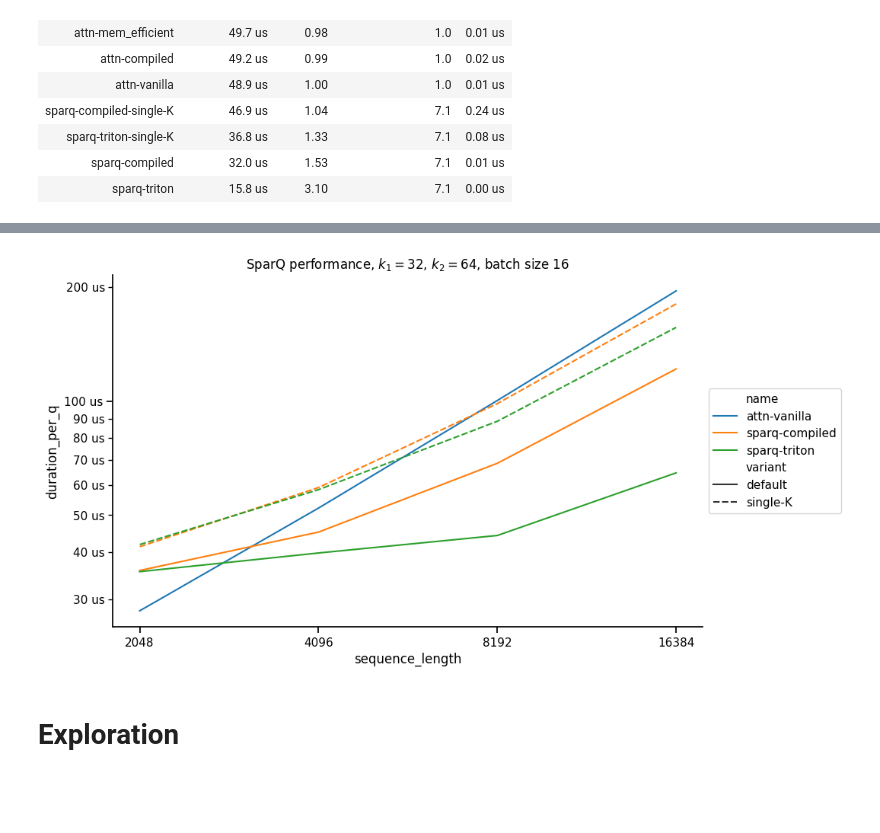
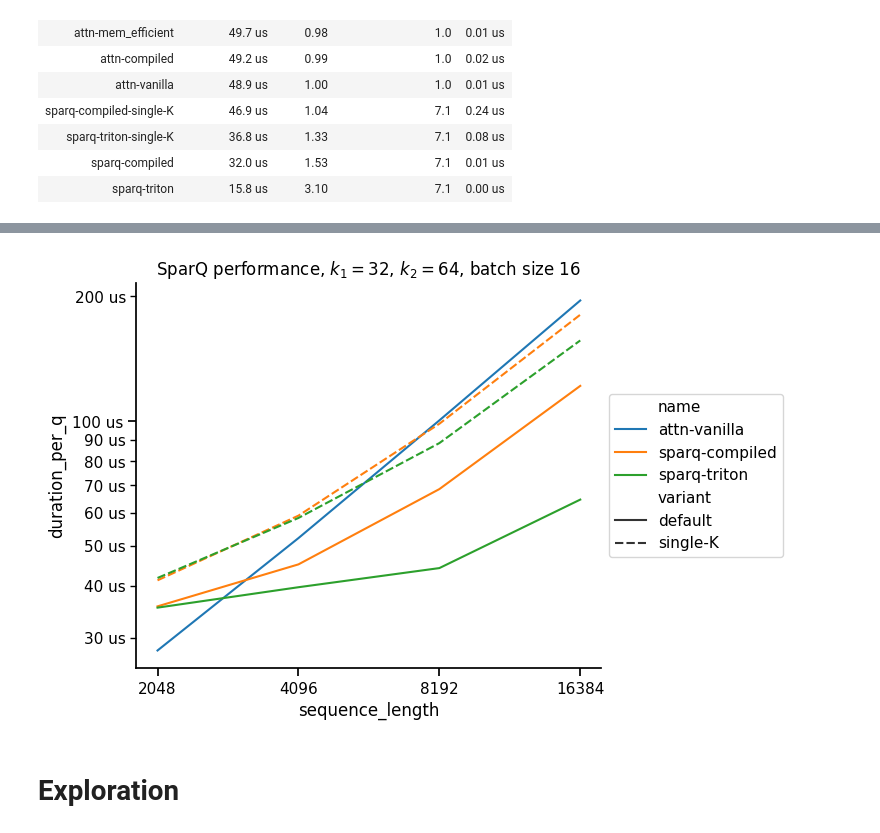
Before and after one commit to graphcore-research/llm-inference-research, a Jupyter notebook: 2023-sparse-attention/rmoe-75-benchmarks/ExploreA100.ipynb, the cells around one changed output, grey strips where cells are left out. Cells and saved outputs as stored; diff of their text form; code cells hidden in the pictures; blank space fills up the shorter version.

```diff
--- a/2023-sparse-attention/rmoe-75-benchmarks/ExploreA100.ipynb
+++ b/2023-sparse-attention/rmoe-75-benchmarks/ExploreA100.ipynb
@@ -90,3 +141,28 @@ print(f"# k1={k1}, k2={k2}, batch_size={batch_size}, sequence_length={sequence_l
 | sparq-triton-single-K | 36.8 us | 1.33 | 7.1 | 0.08 us |
 | sparq-compiled | 32.0 us | 1.53 | 7.1 | 0.01 us |
 | sparq-triton | 15.8 us | 3.10 | 7.1 | 0.00 us |
+# %%
+k1, k2, batch_size, sequence_length = 32, 64, 64, 4096   # SHOWN
+# k1, k2, batch_size, sequence_length = 16, 64, 64, 4096
+# k1, k2, batch_size, sequence_length = 16, 64, 16, 16384
+# k1, k2, batch_size, sequence_length = 16, 64, 4, 65536
+
+d = (df
+    .pipe(lambda d: d[(d.method=="dense")|((d.k1==k1) & (d.k2==k2))])
+    .pipe(lambda d: d[(d.batch_size==batch_size)&(d.sequence_length==sequence_length)])
+    .pipe(lambda d: d[~d.name.isin(["attn-flash", "attn-math"])])
+    .pipe(lambda d: d.assign(name=d.apply(lambda s: s["name"] + ("-single-K" if s.store_k_twice == 0 else ""), axis=1)))
+    .pipe(lambda d: d.assign(speedup=d[d.method=="dense"].duration_per_q.min() / d.duration_per_q))
+    .pipe(lambda d: d.assign(theoretical_speedup=d[d.method=="dense"].theoretical_bytes.min() / d.theoretical_bytes))
+)
+
+print(f"# k1={k1}, k2={k2}, batch_size={batch_size}, sequence_length={sequence_length}")
+(d.sort_values("duration", ascending=False)
+    .rename(columns=dict(duration_per_q_stderr="stderr"))
+    [["name", "duration_per_q", "speedup", "theoretical_speedup", "stderr"]]
+    .style
+    .format(dict(duration_per_q=lambda x: f"{x*1e6:.1f} us", stderr=lambda x: f"{x*1e6:.2f} us",
+        speedup="{:.2f}", theoretical_speedup="{:.1f}"
+    ))
+    .hide()
+)
@@ -93,24 +181,24 @@ print(f"# k1={k1}, k2={k2}, batch_size={batch_size}, sequence_length={sequence_l
 # %%
 d = (df
     .pipe(lambda d: d[(d.method=="dense")|((d.k1==32) & (d.k2==64))])
     .pipe(lambda d: d[(d.batch_size==16)])
     .pipe(lambda d: d[(d.sequence_length<=16384)])
     .pipe(lambda d: d[~d.name.isin(["attn-flash", "attn-math", "attn-mem_efficient", "attn-compiled", "sparq-vanilla"])])
     .pipe(lambda d: d.assign(variant=d.fillna(0).apply(lambda s: {("dense", 0): "default", ("sparq", 0): "single-K", ("sparq", 1): "default"}[(s.method, s.store_k_twice or 0)], axis=1)))
 )
 
-plt.figure(figsize=(10, 6))
+plt.figure(figsize=(6, 5))
 ax = sns.lineplot(data=d, y="duration_per_q", x="sequence_length", hue="name", style="variant")
 ax.set_xscale("log", base=2)
 ax.set_yscale("log")
 ax.xaxis.set_major_formatter("{x:.0f}")
 ax.legend(bbox_to_anchor=(1, 0.5), loc="center left")
 ax.yaxis.set_major_formatter(lambda x, _: f"{x*1e6:.0f} us")
 ax.yaxis.set_minor_formatter(lambda x, _: f"{x*1e6:.0f} us")
 ax.set_title("SparQ performance, $k_1=32$, $k_2=64$, batch size 16")
 sns.despine(ax=ax)
 # %% [output]
-[figure, old version]
+[figure, new version]
 # %% [markdown]
 # Exploration
 # %%
```
Also changed, not shown: parts of 3 cells of this notebook, 5 other files.
